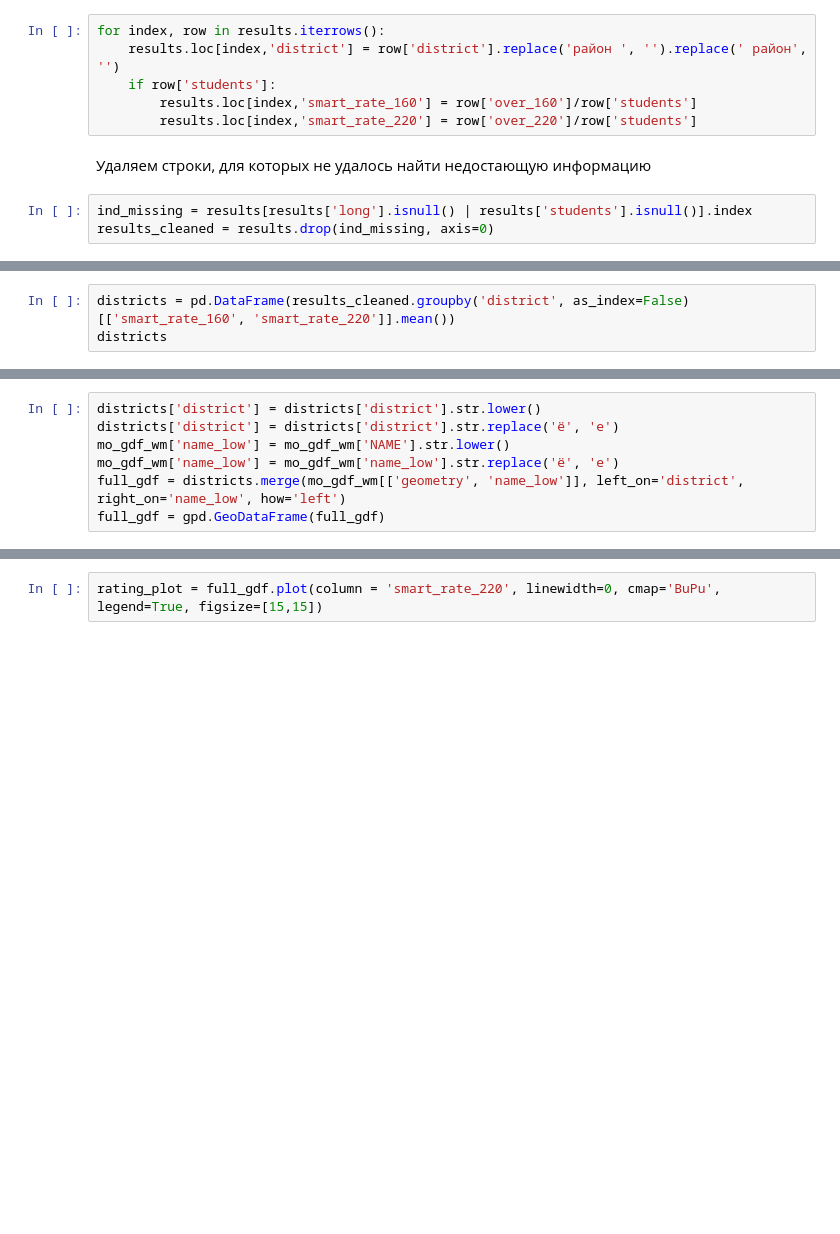
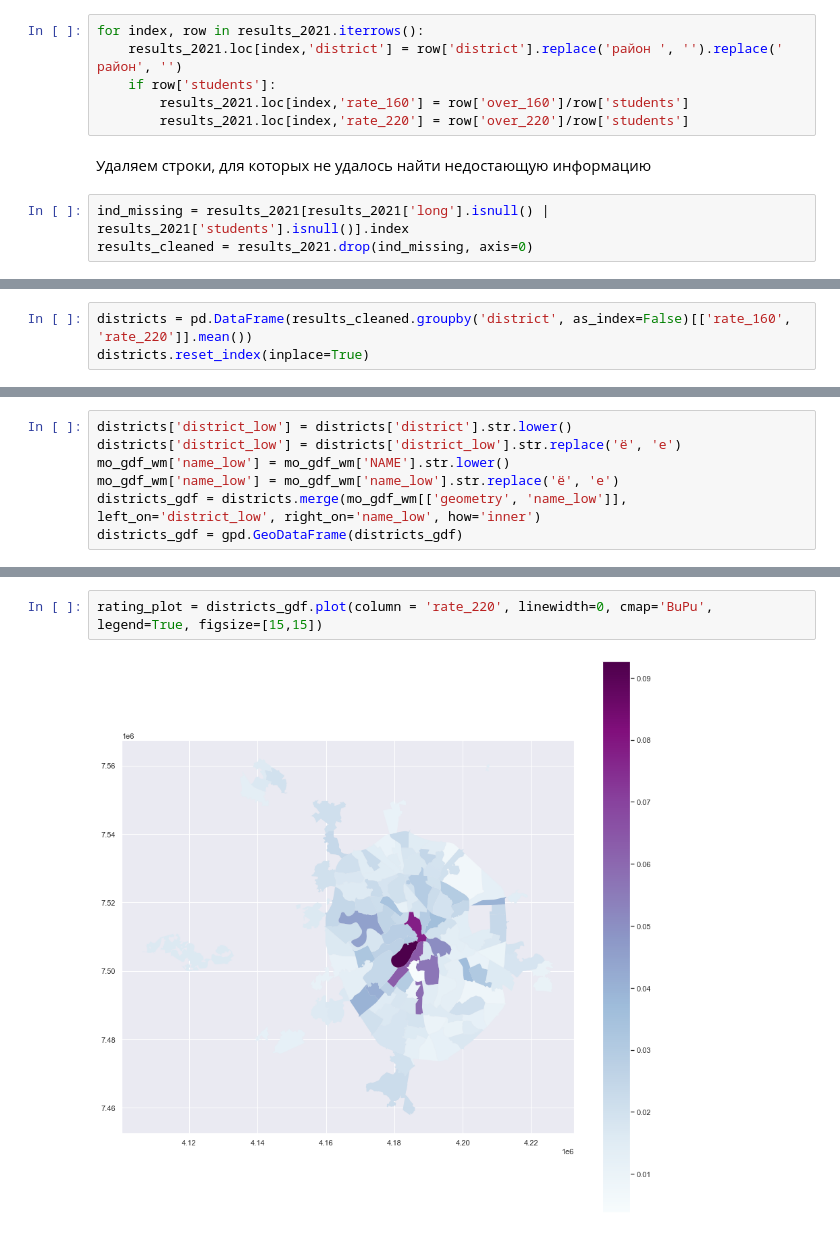
Before and after one commit to bebyakinb/geodata, a Jupyter notebook: schools_rate.ipynb, the cells around one changed output, grey strips where cells are left out. Drawn from its saved outputs; the diff is of its cells as text; blank space fills up the shorter version.

```diff
--- a/schools_rate.ipynb
+++ b/schools_rate.ipynb
@@ -87,11 +99,11 @@ results.loc[row_indexer,'lat'] = 55.567535
 # %%
-for index, row in results.iterrows():
-    results.loc[index,'district'] = row['district'].replace('район ', '').replace(' район', '')
+for index, row in results_2021.iterrows():
+    results_2021.loc[index,'district'] = row['district'].replace('район ', '').replace(' район', '')
     if row['students']:
-        results.loc[index,'smart_rate_160'] = row['over_160']/row['students']
-        results.loc[index,'smart_rate_220'] = row['over_220']/row['students']
+        results_2021.loc[index,'rate_160'] = row['over_160']/row['students']
+        results_2021.loc[index,'rate_220'] = row['over_220']/row['students']
 # %% [markdown]
 Удаляем строки, для которых не удалось найти недостающую информацию
 # %%
-ind_missing = results[results['long'].isnull() | results['students'].isnull()].index
-results_cleaned = results.drop(ind_missing, axis=0)
+ind_missing = results_2021[results_2021['long'].isnull() | results_2021['students'].isnull()].index
+results_cleaned = results_2021.drop(ind_missing, axis=0)
@@ -98,3 +112,3 @@ results_cleaned = results.drop(ind_missing, axis=0)
 # %%
-districts = pd.DataFrame(results_cleaned.groupby('district', as_index=False)[['smart_rate_160', 'smart_rate_220']].mean())
-districts
+districts = pd.DataFrame(results_cleaned.groupby('district', as_index=False)[['rate_160', 'rate_220']].mean())
+districts.reset_index(inplace=True)
@@ -131,8 +124,8 @@ mo_gdf_wm.plot(column = 'ABBREV_AO', linewidth=0.5, cmap='plasma', legend=True,
 # %%
-districts['district'] = districts['district'].str.lower()
-districts['district'] = districts['district'].str.replace('ё', 'е')
+districts['district_low'] = districts['district'].str.lower()
+districts['district_low'] = districts['district_low'].str.replace('ё', 'е')
 mo_gdf_wm['name_low'] = mo_gdf_wm['NAME'].str.lower()
 mo_gdf_wm['name_low'] = mo_gdf_wm['name_low'].str.replace('ё', 'е')
-full_gdf = districts.merge(mo_gdf_wm[['geometry', 'name_low']], left_on='district', right_on='name_low', how='left')
-full_gdf = gpd.GeoDataFrame(full_gdf)
+districts_gdf = districts.merge(mo_gdf_wm[['geometry', 'name_low']], left_on='district_low', right_on='name_low', how='inner')
+districts_gdf = gpd.GeoDataFrame(districts_gdf)
 # %%
@@ -140,2 +149,4 @@ full_gdf[full_gdf['name_low'].isnull()]
 # %%
-rating_plot = full_gdf.plot(column = 'smart_rate_220', linewidth=0, cmap='BuPu', legend=True, figsize=[15,15])
+rating_plot = districts_gdf.plot(column = 'rate_220', linewidth=0, cmap='BuPu', legend=True, figsize=[15,15])
+# %% [output]
+[figure, added]
```
Also changed, not shown: parts of 26 cells of this notebook.
